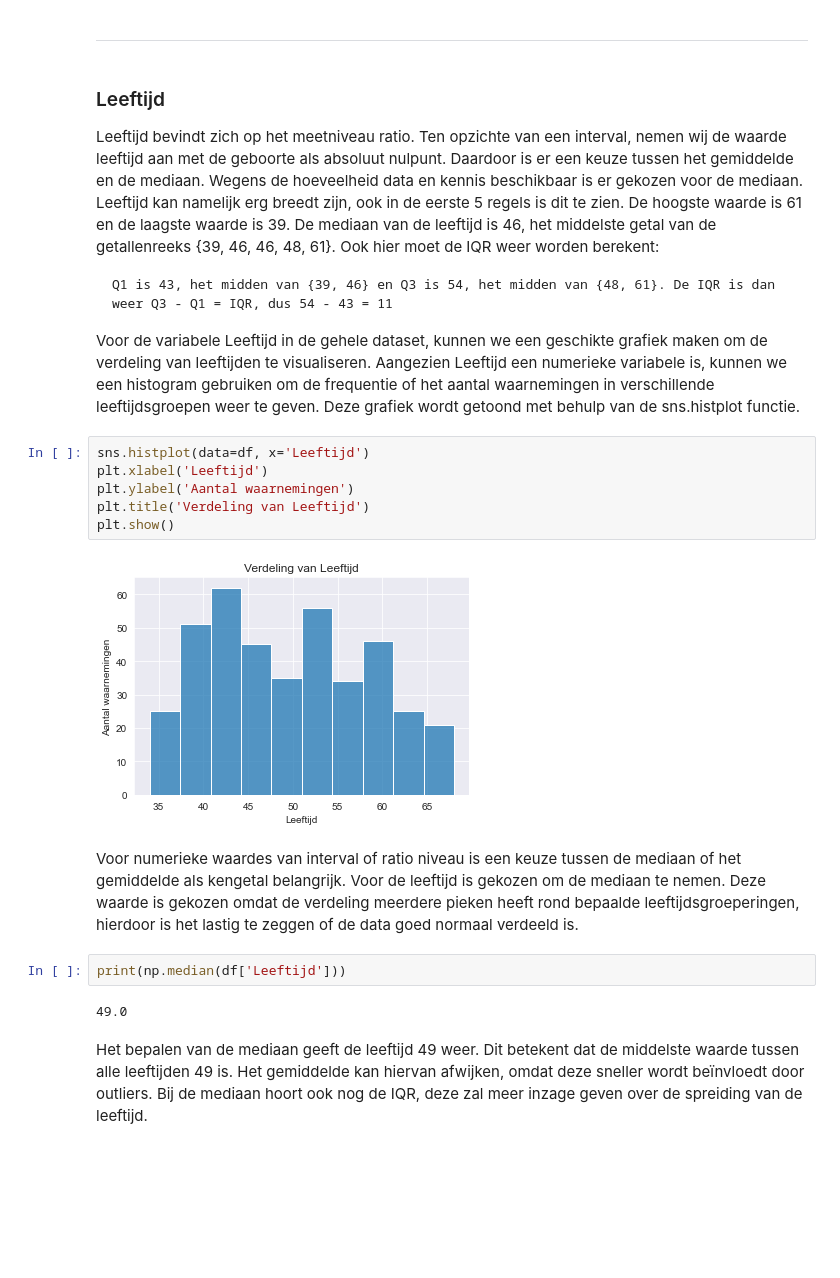
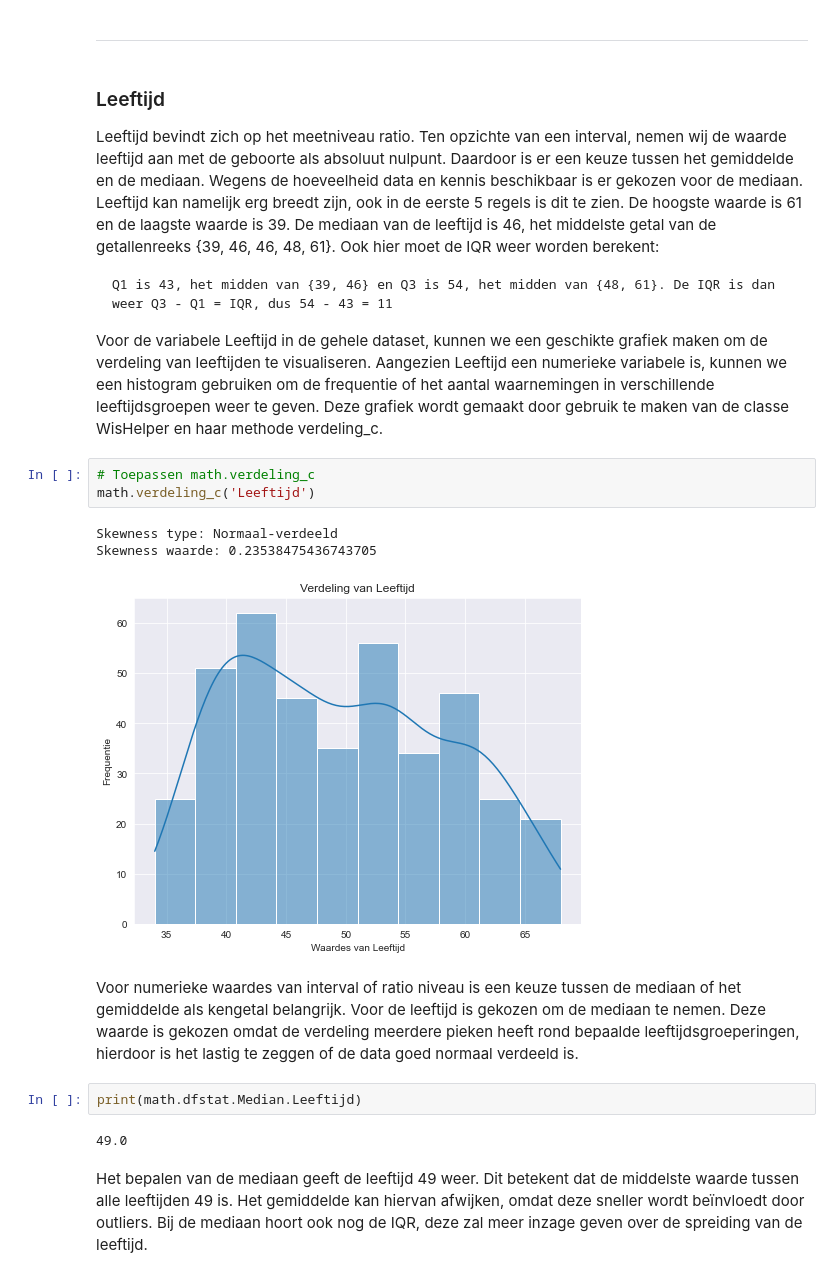
Before and after one commit to BJHeemskerk/WisPort11, a Jupyter notebook: WiskundeII_Portfolio.ipynb, the cells around one changed output. Drawn from its saved outputs; the diff is of its cells as text; blank space fills up the shorter version.

````diff
--- a/WiskundeII_Portfolio.ipynb
+++ b/WiskundeII_Portfolio.ipynb
@@ -197,19 +400,18 @@ Leeftijd bevindt zich op het meetniveau ratio. Ten opzichte van een interval, ne
 Q1 is 43, het midden van {39, 46} en Q3 is 54, het midden van {48, 61}. De IQR is dan weer Q3 - Q1 = IQR, dus 54 - 43 = 11
 ```
 
-Voor de variabele Leeftijd in de gehele dataset, kunnen we een geschikte grafiek maken om de verdeling van leeftijden te visualiseren. Aangezien Leeftijd een numerieke variabele is, kunnen we een histogram gebruiken om de frequentie of het aantal waarnemingen in verschillende leeftijdsgroepen weer te geven. Deze grafiek wordt getoond met behulp van de sns.histplot functie.
+Voor de variabele Leeftijd in de gehele dataset, kunnen we een geschikte grafiek maken om de verdeling van leeftijden te visualiseren. Aangezien Leeftijd een numerieke variabele is, kunnen we een histogram gebruiken om de frequentie of het aantal waarnemingen in verschillende leeftijdsgroepen weer te geven. Deze grafiek wordt gemaakt door gebruik te maken van de classe WisHelper en haar methode verdeling_c.
 # %%
-sns.histplot(data=df, x='Leeftijd')
-plt.xlabel('Leeftijd')
-plt.ylabel('Aantal waarnemingen')
-plt.title('Verdeling van Leeftijd')
-plt.show()
+# Toepassen math.verdeling_c
+math.verdeling_c('Leeftijd')
 # %% [output]
+Skewness type: Normaal-verdeeld
+Skewness waarde: 0.23538475436743705
-[figure, old version]
+[figure, new version]
 # %% [markdown]
 Voor numerieke waardes van interval of ratio niveau is een keuze tussen de mediaan of het gemiddelde als kengetal belangrijk. Voor de leeftijd is gekozen om de mediaan te nemen. Deze waarde is gekozen omdat de verdeling meerdere pieken heeft rond bepaalde leeftijdsgroeperingen, hierdoor is het lastig te zeggen of de data goed normaal verdeeld is.
 # %%
-print(np.median(df['Leeftijd']))
+print(math.dfstat.Median.Leeftijd)
 # %% [output]
 49.0
 # %% [markdown]
````
Also changed, not shown: parts of 66 cells of this notebook, 1 other file.
